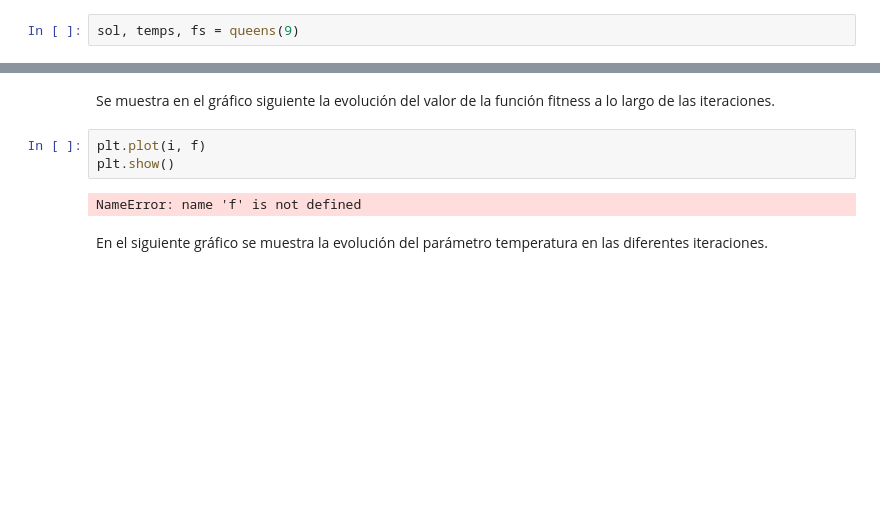
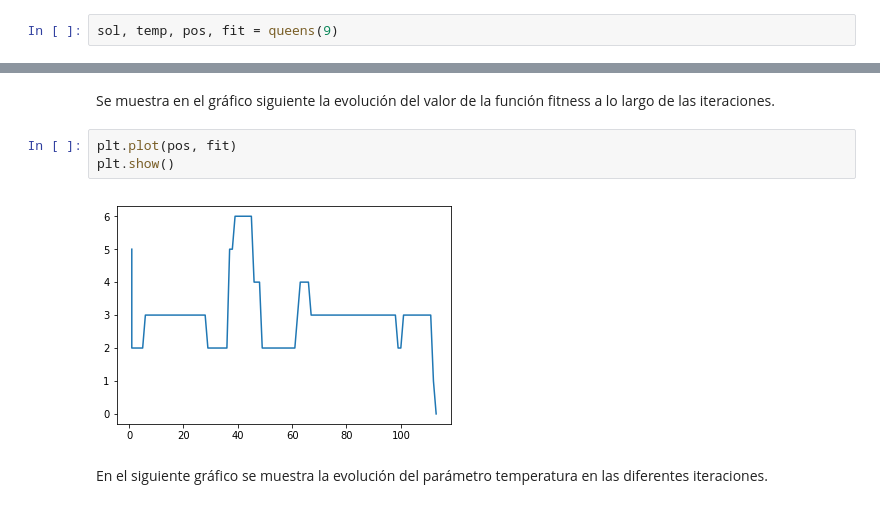
Before and after one commit to tgm185z/metodos_simulacion, a Jupyter notebook: parte3/pr3.ipynb, the cells around one changed output, grey strips where cells are left out. Drawn from its saved outputs; the diff is of its cells as text; blank space fills up the shorter version.

```diff
--- a/parte3/pr3.ipynb
+++ b/parte3/pr3.ipynb
@@ -361,7 +389,7 @@ random_neighbor = oneRandomTransposition
 update_temp = updateTempStandard
 prob_aceptacion = prob_aceptacion_standard
 # %%
-sol, temps, fs = queens(9)
+sol, temp, pos, fit = queens(9)
 # %%
 sol
 # %% [output]
@@ -373,10 +401,10 @@ fs[-1]
 # %% [markdown]
 Se muestra en el gráfico siguiente la evolución del valor de la función fitness a lo largo de las iteraciones.
 # %%
-plt.plot(i, f)
+plt.plot(pos, fit)
 plt.show()
 # %% [output]
-NameError: name 'f' is not defined
+[figure, added]
 # %% [markdown]
 En el siguiente gráfico se muestra la evolución del parámetro temperatura en las diferentes iteraciones.
 # %%
```
Also changed, not shown: parts of 24 cells of this notebook.
